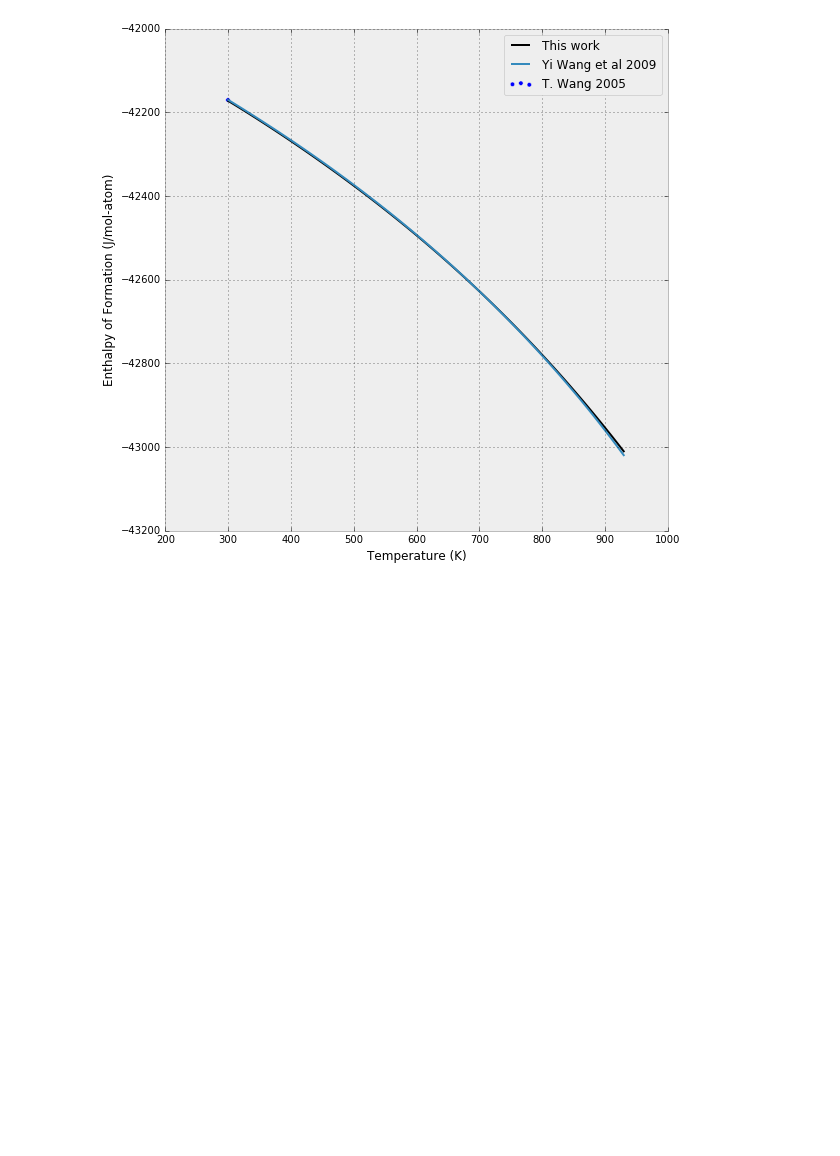
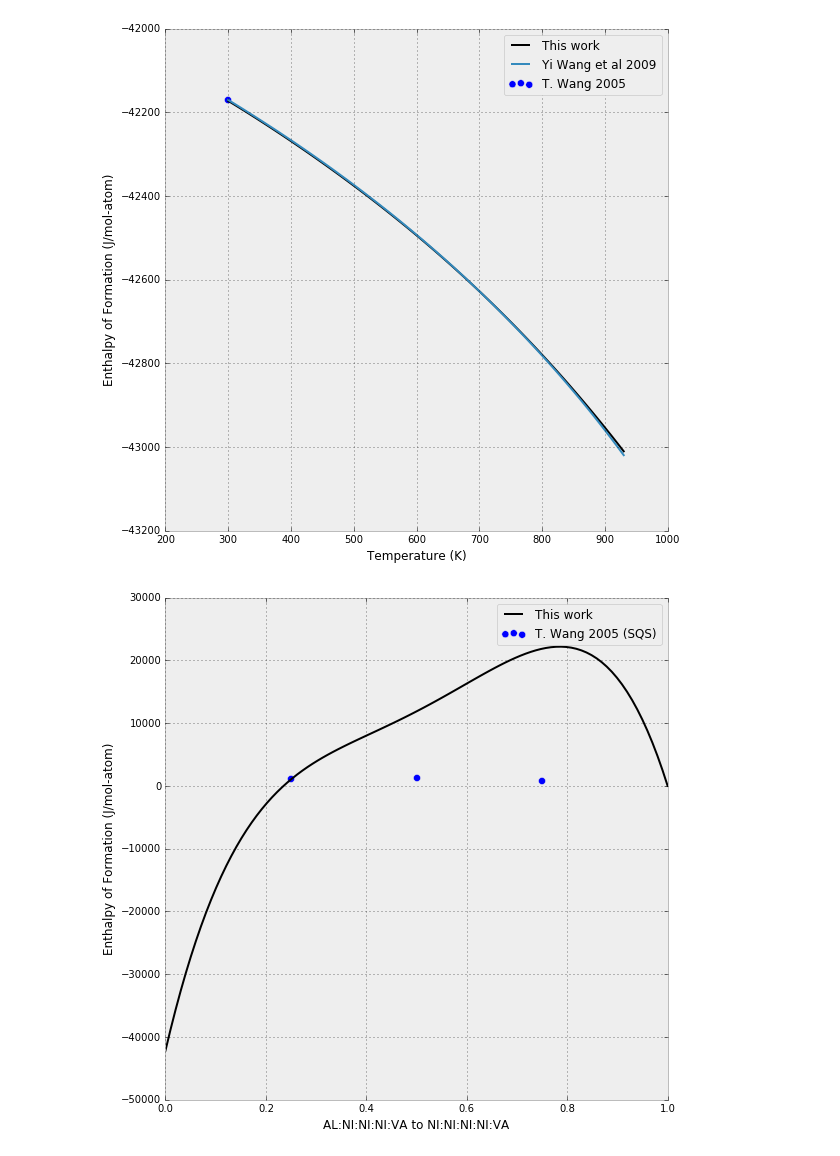
Before and after one commit to PhasesResearchLab/ESPEI, a Jupyter notebook: Parameters.ipynb, the cells around one changed output. Cells and saved outputs as stored; diff of their text form; code cells hidden in the pictures; blank space fills up the shorter version.

Commit message:
Fixes for fitting binary interaction parameters and other cleanups

```diff
--- a/Parameters.ipynb
+++ b/Parameters.ipynb
@@ -57,6 +57,10 @@ paramselect.plot_parameters(dbf, ["AL", "NI", "VA"], "FCC_L12", ["AL", "NI", "NI
 [figure]
 [figure]
 [figure]
+# %%
+paramselect.plot_parameters(dbf, ["AL", "NI", "VA"], "FCC_L12", [["AL", "NI"], "NI", "NI", "NI", "VA"], [[0,1,2,3]], datasets)
+# %% [output]
+[figure, added]
 # %%
 paramselect.plot_parameters(dbf, ["AL", "NI", "VA"], "FCC_L12", [["AL", "NI"], "NI", "NI", "AL", "VA"], [[0,1,2,3]], datasets)
 # %% [output]
```
Also changed, not shown: parts of 4 cells of this notebook, 2 other files.
